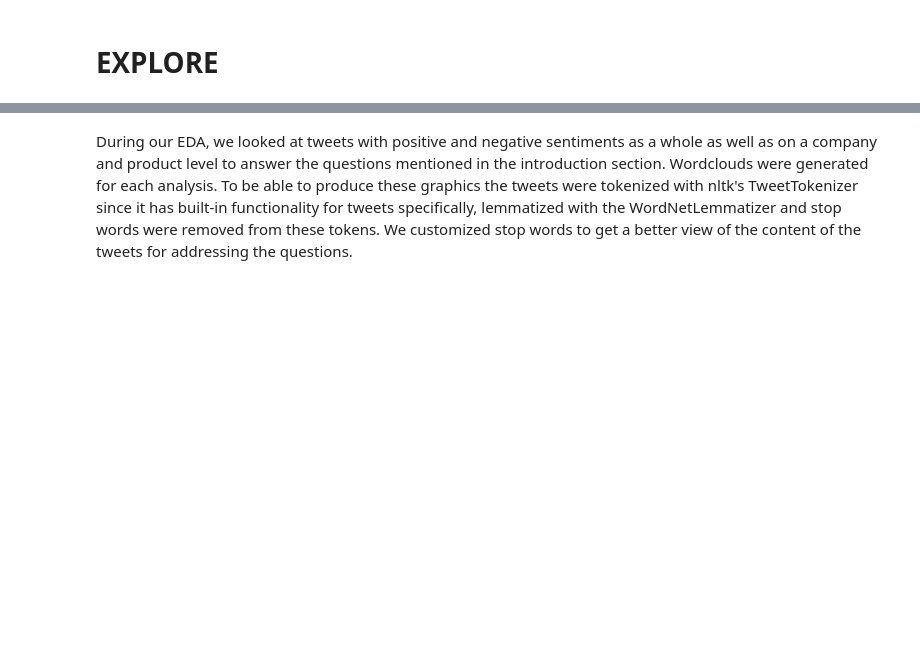
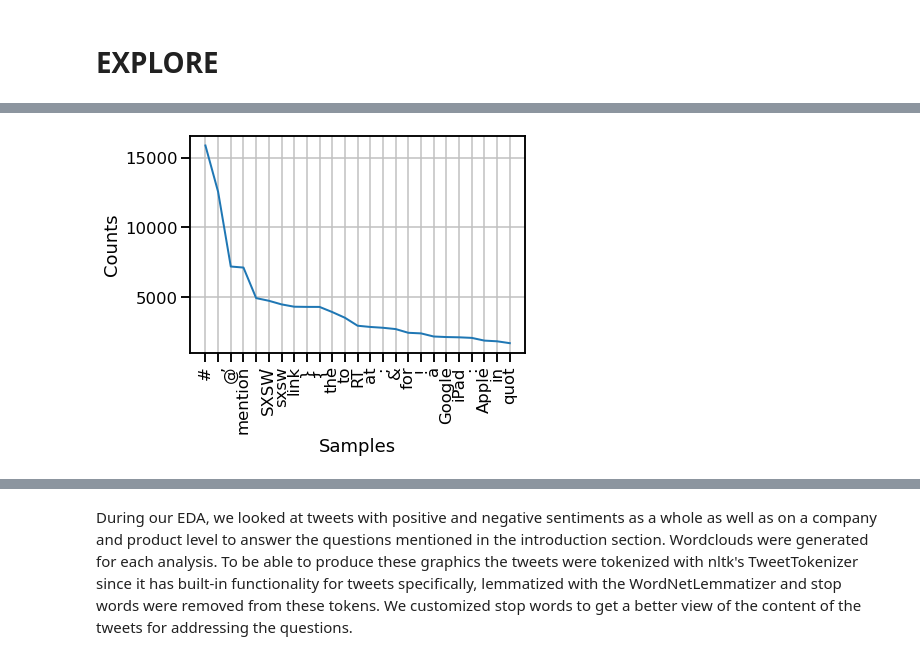
Before and after one commit to rcauvy/product-review-analysis-nlp, a Jupyter notebook: index.ipynb, the cells around one changed output, grey strips where cells are left out. Saved outputs shown, nothing was run; the diff lists cells and outputs as text; code cells hidden in the pictures; blank space fills up the shorter version.

```diff
--- a/index.ipynb
+++ b/index.ipynb
@@ -252,0 +295,8 @@ df
+# %%
+## Create a variable "corpus" containing all text
+df['tweet_text'] = df['tweet_text'].astype(str)
+
+corpus = df['tweet_text'].to_list()
+
+## Preview first 5 entries
+corpus[:5]
@@ -278,0 +381,9 @@ Questions to consider:
+# %%
+## Tokenize corpus then generate FreqDist
+from nltk import word_tokenize
+
+## Convert Corpus to Tokens
+tokens = word_tokenize(','.join(corpus))
+
+## Check first 5 tokens
+print(tokens[:5])
@@ -278,0 +392,4 @@ Questions to consider:
+# %%
+## Get FreqDist and plot the 25 most_common tokens
+freq = FreqDist(tokens)
+freq.most_common(100)
@@ -278,0 +414,5 @@ Questions to consider:
+# %%
+
+freq.plot(25);
+# %% [output]
+[figure, added]
```
Also changed, not shown: parts of 91 cells of this notebook.
